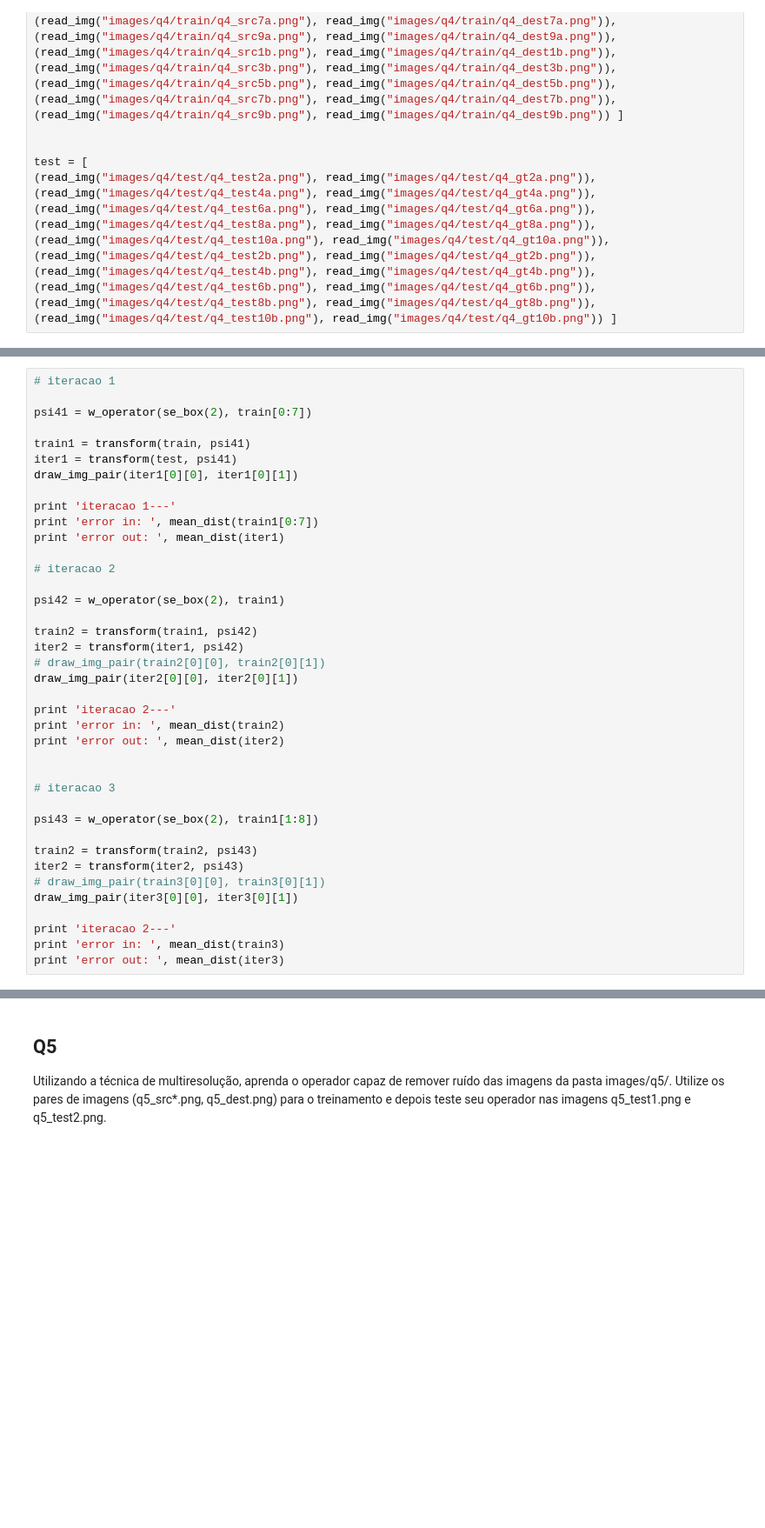
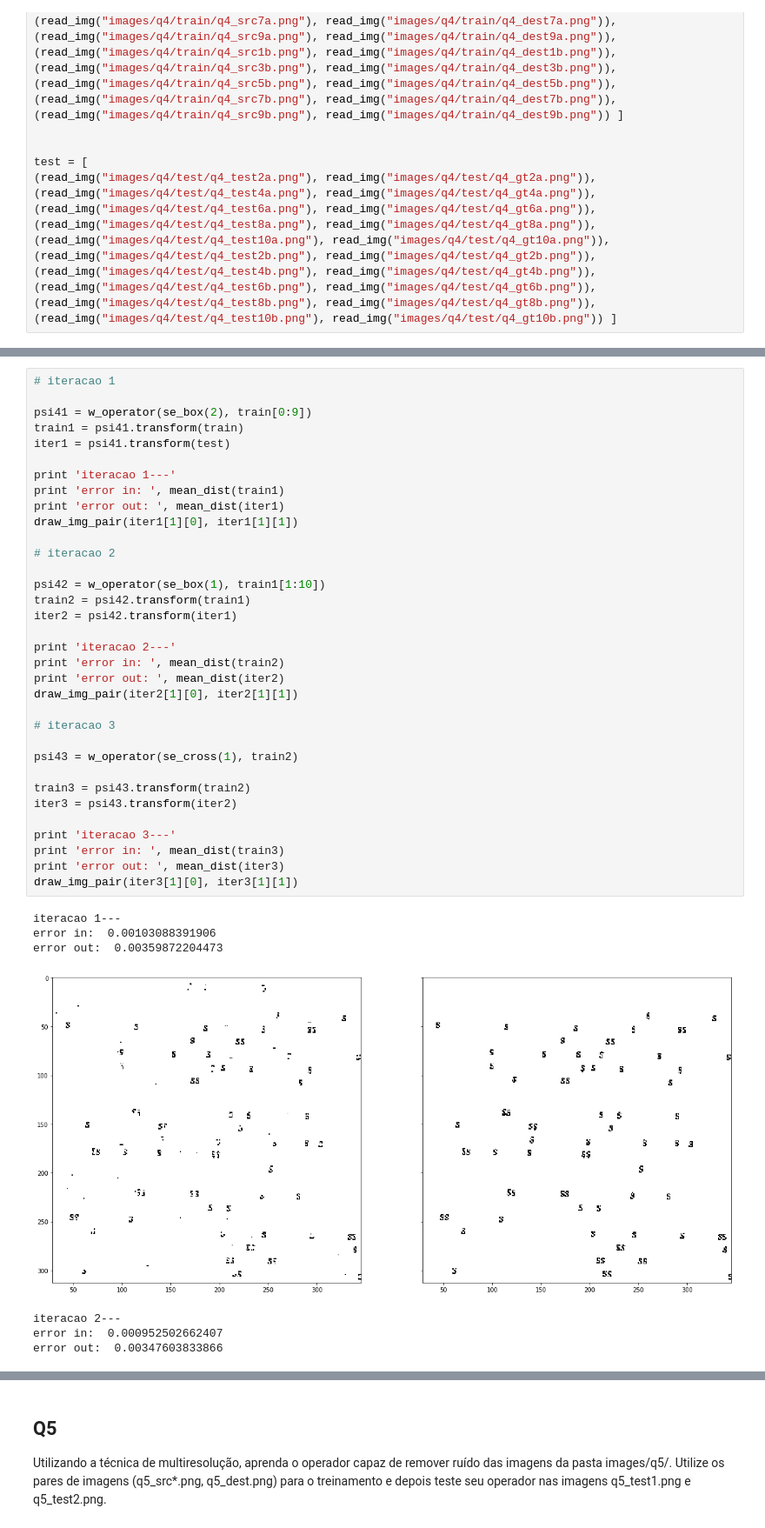
Before and after one commit to caiki/machinelearningusp, a Jupyter notebook: ep1/ep1.ipynb, the cells around one changed output, grey strips where cells are left out. Shown at 87% size. Drawn from its saved outputs; the diff is of its cells as text; blank space fills up the shorter version.

```diff
--- a/ep1/ep1.ipynb
+++ b/ep1/ep1.ipynb
@@ -205,39 +260,42 @@ Primeiro, é aprendido o operador psi41, a partir de 7 das 10 imagens de treinam
 # %%
 # iteracao 1
 
-psi41 = w_operator(se_box(2), train[0:7])
-
-train1 = transform(train, psi41)
-iter1 = transform(test, psi41)
-draw_img_pair(iter1[0][0], iter1[0][1])
+psi41 = w_operator(se_box(2), train[0:9])
+train1 = psi41.transform(train)
+iter1 = psi41.transform(test)
 
 print 'iteracao 1---'
-print 'error in: ', mean_dist(train1[0:7])
+print 'error in: ', mean_dist(train1)
 print 'error out: ', mean_dist(iter1)
+draw_img_pair(iter1[1][0], iter1[1][1])
 
 # iteracao 2
 
-psi42 = w_operator(se_box(2), train1)
-
-train2 = transform(train1, psi42)
-iter2 = transform(iter1, psi42)
-# draw_img_pair(train2[0][0], train2[0][1])
-draw_img_pair(iter2[0][0], iter2[0][1])
+psi42 = w_operator(se_box(1), train1[1:10])
+train2 = psi42.transform(train1)
+iter2 = psi42.transform(iter1)
 
 print 'iteracao 2---'
 print 'error in: ', mean_dist(train2)
 print 'error out: ', mean_dist(iter2)
-
+draw_img_pair(iter2[1][0], iter2[1][1])
 
 # iteracao 3
 
-psi43 = w_operator(se_box(2), train1[1:8])
+psi43 = w_operator(se_cross(1), train2)
 
-train2 = transform(train2, psi43)
-iter2 = transform(iter2, psi43)
-# draw_img_pair(train3[0][0], train3[0][1])
-draw_img_pair(iter3[0][0], iter3[0][1])
+train3 = psi43.transform(train2)
+iter3 = psi43.transform(iter2)
 
-print 'iteracao 2---'
+print 'iteracao 3---'
 print 'error in: ', mean_dist(train3)
 print 'error out: ', mean_dist(iter3)
+draw_img_pair(iter3[1][0], iter3[1][1])
+# %% [output]
+iteracao 1---
+error in:  0.00103088391906
+error out:  0.00359872204473
+[figure, added]
+iteracao 2---
+error in:  0.000952502662407
+error out:  0.00347603833866
```
Also changed, not shown: parts of 20 cells of this notebook, 1 other file.
